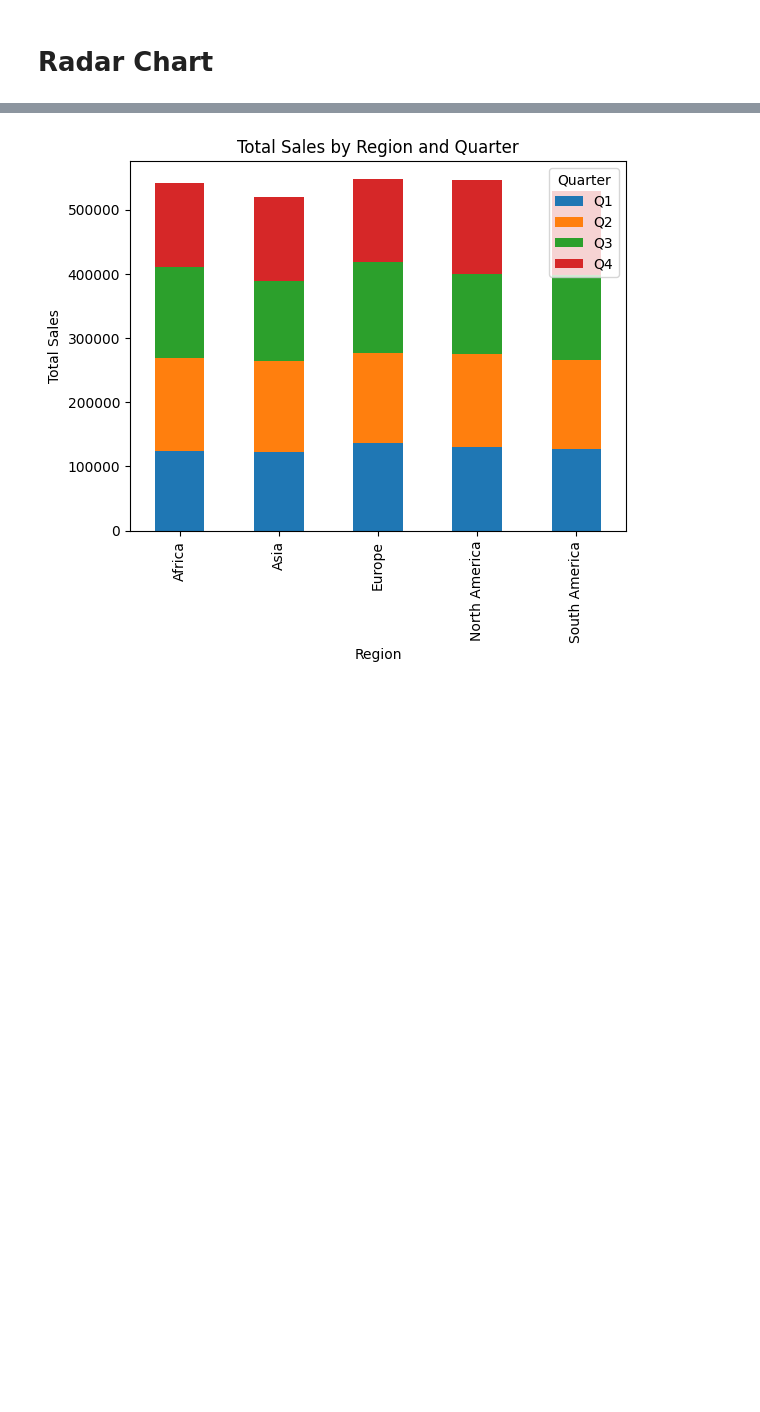
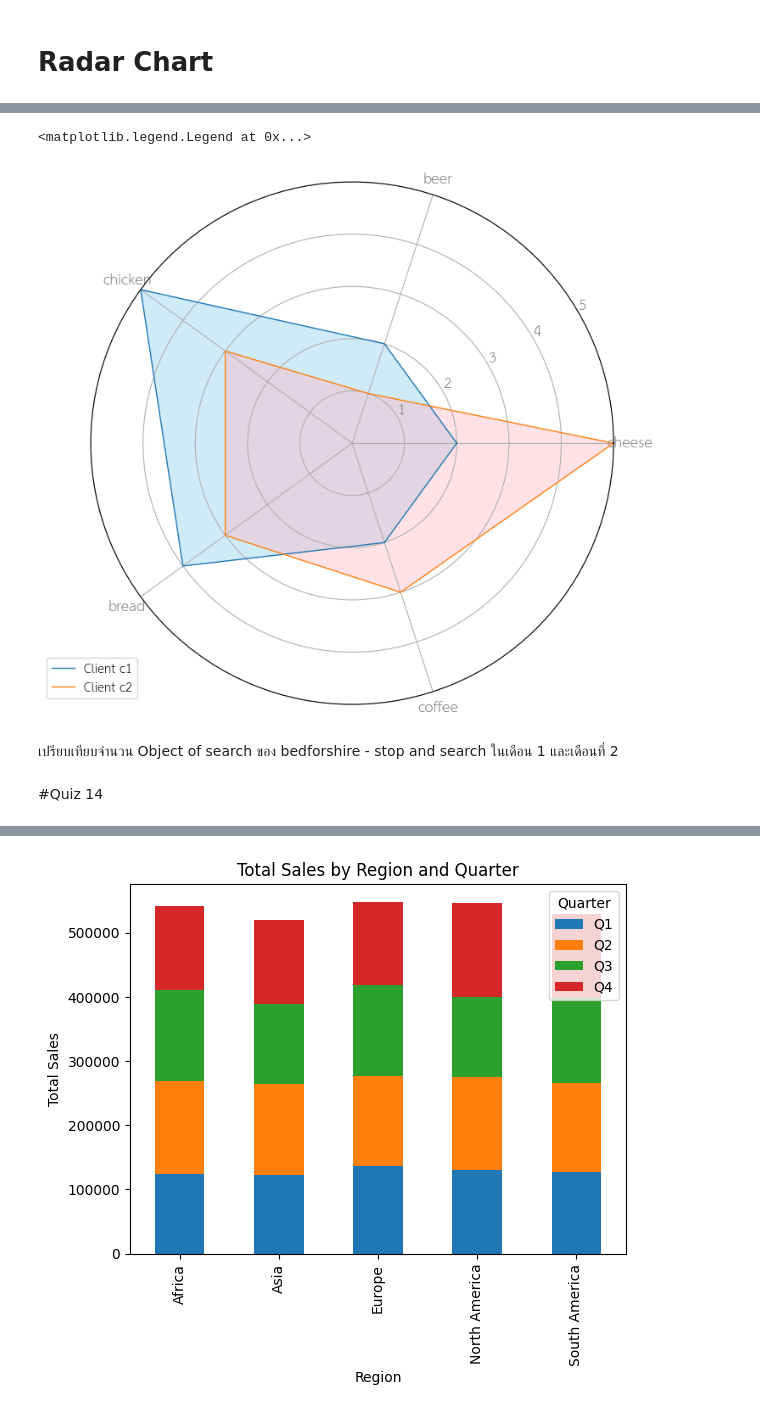
Before and after one commit to jangInw007/dataviz2025, a Jupyter notebook: Visualize_Data_Comparison_2025.ipynb, the cells around one changed output, grey strips where cells are left out. Saved outputs shown, nothing was run; the diff lists cells and outputs as text; code cells hidden in the pictures; blank space fills up the shorter version.

Commit message:
Quiz14

```diff
--- a/Visualize_Data_Comparison_2025.ipynb
+++ b/Visualize_Data_Comparison_2025.ipynb
@@ -216,0 +272,36 @@ Requirement already satisfied: squarify in /usr/local/lib/python3.12/dist-packag
+# %%
+angles = [n / float(len(categories)) * 2 * pi for n in range(len(categories))]
+angles += angles[:1]
+
+fig, ax = plt.subplots(nrows=1, ncols=1, figsize=(8, 8),
+                       subplot_kw=dict(polar=True))
+
+plt.xticks(angles[:-1], categories, color='grey', size=12)
+plt.yticks(np.arange(1, 6), ['1', '2', '3', '4', '5'],
+           color='grey', size=12)
+
+plt.ylim(0, 5)
+ax.set_rlabel_position(30)
+
+# part 1
+val_c1 = df.loc[0].drop('client_id').values.flatten().tolist()
+val_c1 += val_c1[:1]
+ax.plot(angles, val_c1, linewidth=1,
+        linestyle='solid', label='Client c1')
+ax.fill(angles, val_c1, 'skyblue', alpha=0.4)
+
+# part 2
+val_c2=df.loc[1].drop('client_id').values.flatten().tolist()
+val_c2 += val_c2[:1]
+ax.plot(angles, val_c2, linewidth=1,
+        linestyle='solid', label='Client c2')
+ax.fill(angles, val_c2, 'lightpink', alpha=0.4)
+
+plt.legend(loc='upper right', bbox_to_anchor=(0.1, 0.1))
+# %% [output]
+<matplotlib.legend.Legend at 0x...>
+[figure, added]
+# %% [markdown]
+เปรียบเทียบจำนวน Object of search ของ bedforshire - stop and search ในเดือน 1 และเดือนที่ 2
+# %% [markdown]
+#Quiz 14
```
Also changed, not shown: parts of 23 cells of this notebook.
